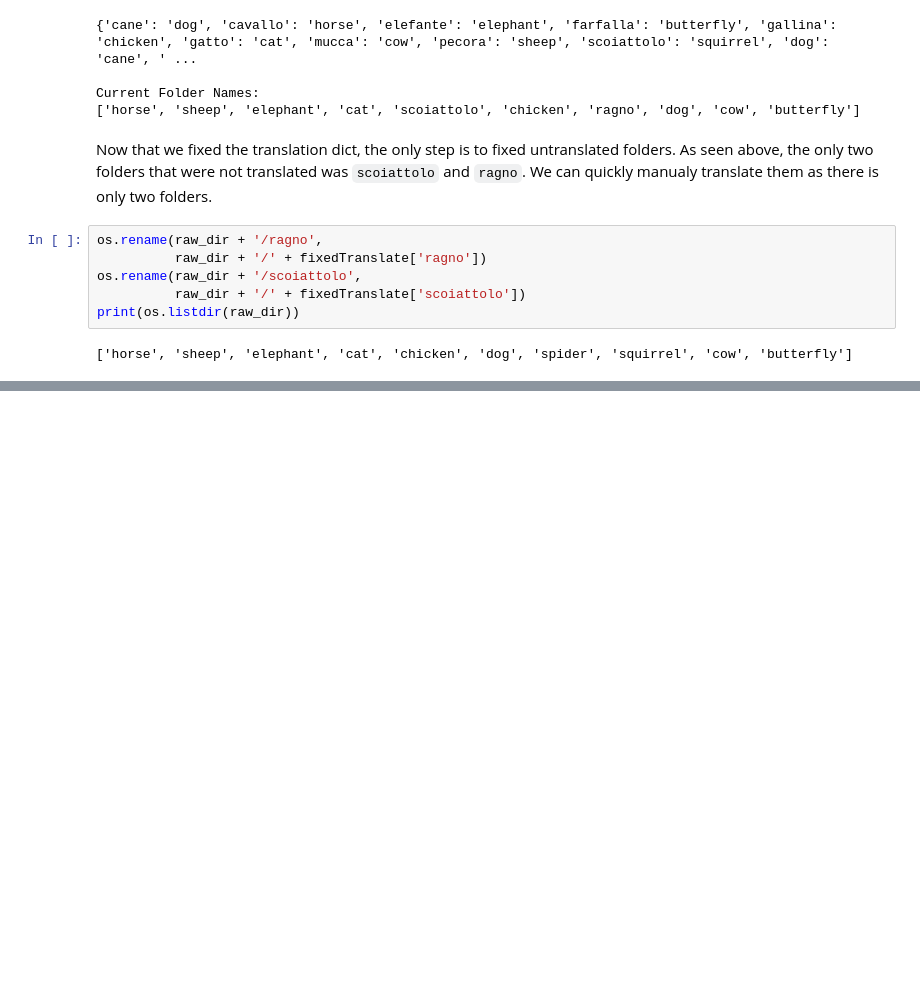
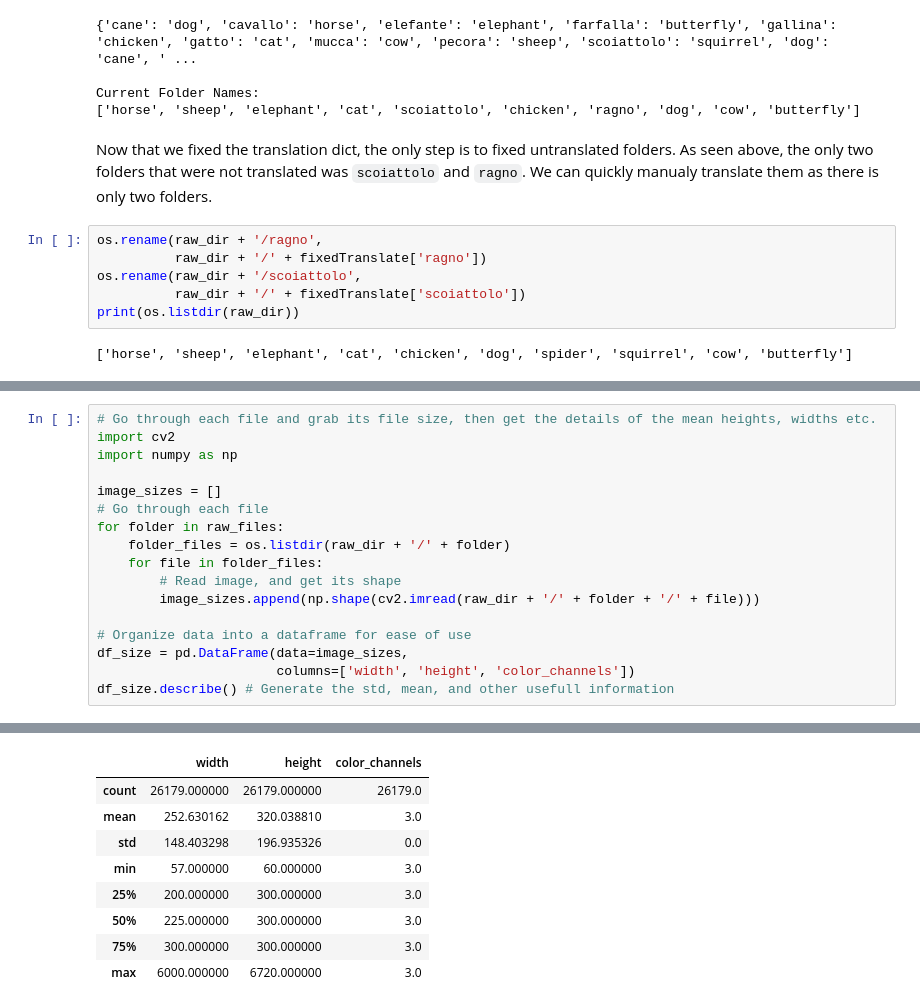
Before and after one commit to baxtrax/Animals-10-Data-Exploration, a Jupyter notebook: DataExploration.ipynb, the cells around one changed output, grey strips where cells are left out. Saved outputs shown, nothing was run; the diff lists cells and outputs as text; blank space fills up the shorter version.

```diff
--- a/DataExploration.ipynb
+++ b/DataExploration.ipynb
@@ -118,0 +151,18 @@ Sample of files from Cat folder:
+# %%
+# Go through each file and grab its file size, then get the details of the mean heights, widths etc.
+import cv2
+import numpy as np
+
+image_sizes = []
+# Go through each file
+for folder in raw_files:
+    folder_files = os.listdir(raw_dir + '/' + folder)
+    for file in folder_files:
+        # Read image, and get its shape
+        image_sizes.append(np.shape(cv2.imread(raw_dir + '/' + folder + '/' + file)))
+
+# Organize data into a dataframe for ease of use
+df_size = pd.DataFrame(data=image_sizes,
+                       columns=['width', 'height', 'color_channels'])
+df_size.describe() # Generate the std, mean, and other usefull information
+# %% [output]
@@ -118,0 +186,9 @@ Sample of files from Cat folder:
+|  | width | height | color_channels |
+| count | 26179.000000 | 26179.000000 | 26179.0 |
+| mean | 252.630162 | 320.038810 | 3.0 |
+| std | 148.403298 | 196.935326 | 0.0 |
+| min | 57.000000 | 60.000000 | 3.0 |
+| 25% | 200.000000 | 300.000000 | 3.0 |
+| 50% | 225.000000 | 300.000000 | 3.0 |
+| 75% | 300.000000 | 300.000000 | 3.0 |
+| max | 6000.000000 | 6720.000000 | 3.0 |
```
Also changed, not shown: parts of 11 cells of this notebook.
